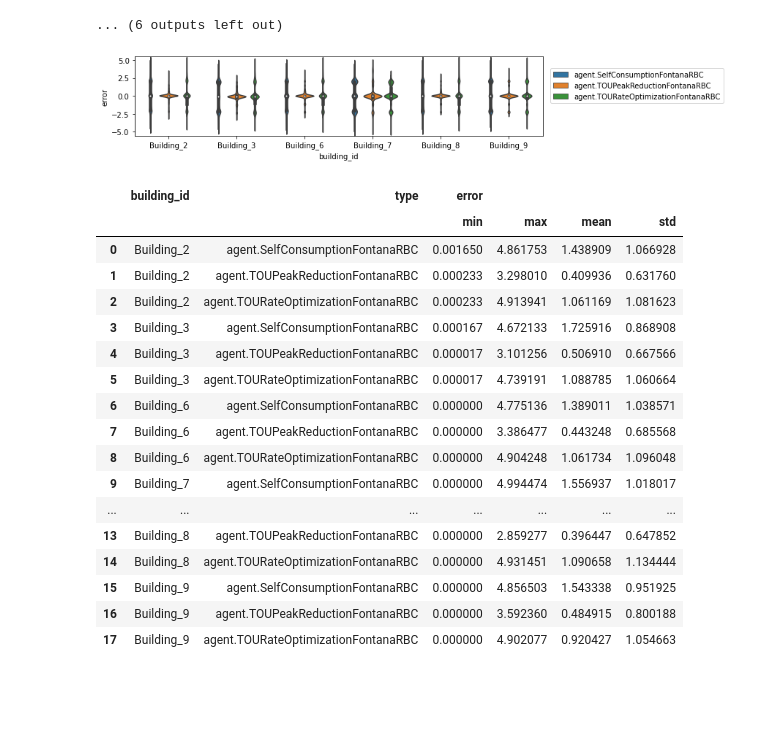
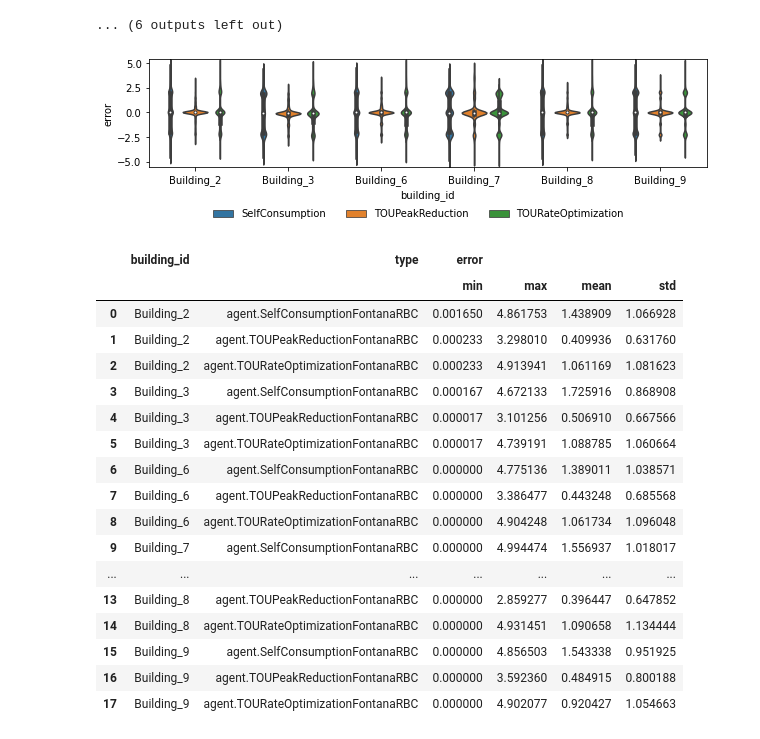
Before and after one commit to intelligent-environments-lab/merlin-apen-2023, a Jupyter notebook: src/experiment_result.ipynb, the cells around one changed output. Saved outputs shown, nothing was run; the diff lists cells and outputs as text; code cells hidden in the pictures; blank space fills up the shorter version.

```diff
--- a/src/experiment_result.ipynb
+++ b/src/experiment_result.ipynb
@@ -275,7 +275,7 @@ for c, l in zip(columns,labels):
 # %%
 # RBC Validation
 # read actual battery consumption
-battery_data = pd.read_csv(os.path.join(misc_directory,'battery_electricity_consumption.csv'))
+battery_data = pd.read_csv(os.path.join(KWARGS['misc_directory'],'battery_electricity_consumption.csv'))
 battery_data.columns = ['timestamp','building_id','actual_electrical_storage_electricity_consumption']
 buildings = [2,3,6,7,8,9]
 battery_data = battery_data[battery_data['building_id'].isin(buildings)]
@@ -284,12 +284,12 @@ battery_data['building_id'] = battery_data['building_id'].map(lambda x: f'Buildi
 timestamps =pd.DataFrame({'timestamp':battery_data['timestamp'].unique()})
 
 # read simulation data
-rbc_validation_grid_filepath = os.path.join(misc_directory,'rbc_validation_grid.csv')
+rbc_validation_grid_filepath = os.path.join(KWARGS['misc_directory'],'rbc_validation_grid.csv')
 rbc_validation_grid = pd.read_csv(rbc_validation_grid_filepath)
 rbc_validation_simulations = []
 
 for simulation_id in rbc_validation_grid['simulation_id'].tolist():
-    filepath = os.path.join(result_directory,f'{simulation_id}_episode_0.pkl')
+    filepath = os.path.join(KWARGS['result_directory'],f'{simulation_id}_episode_0.pkl')
 
     with (open(filepath, 'rb')) as openfile:
         env = pickle.load(openfile)
@@ -425,16 +425,28 @@ for building, building_data in rbc_validation_simulations.groupby('building_id')
 # %%
 # error summary
 rbc_validation_error_summary = rbc_validation_simulations.copy()
 rbc_validation_error_summary['error'] = rbc_validation_error_summary['error'].abs()
 rbc_validation_error_summary = rbc_validation_error_summary.groupby(['building_id','type'])[['error']].agg([min,max,'mean','std']).reset_index()
 fig, ax = plt.subplots(1,1,figsize=(10,2))
-sns.violinplot(x='building_id',y='error',data=rbc_validation_simulations,hue='type')
-ax.legend(ncol=1,bbox_to_anchor= (1.01,0.9))
+plot_data = rbc_validation_simulations.copy()
+plot_data['type'] = plot_data['type'].str.replace('FontanaRBC','').str.split('.',expand=True)[1]
+sns.violinplot(x='building_id',y='error',data=plot_data,hue='type')
+ax.legend(
+    bbox_to_anchor=(0.5,-0.1),
+    loc='upper center',
+    bbox_transform=fig.transFigure,
+    framealpha=0,
+    ncol=3
+)
+filepath = os.path.join(KWARGS['figure_directory'],'rbc_validation.pdf')
+plt.savefig(filepath,transparent=True,bbox_inches='tight')
 plt.show()
 
 display(rbc_validation_error_summary)
+
+# look at just 1 building and say all others are similar
 # %% [output]
-[figure, old version]
+[figure, new version]
 |  | building_id | type | error |  |  |  |
 |  |  |  | min | max | mean | std |
 | 0 | Building_2 | agent.SelfConsumptionFontanaRBC | 0.001650 | 4.861753 | 1.438909 | 1.066928 |
```
Also changed, not shown: 2 other files.
